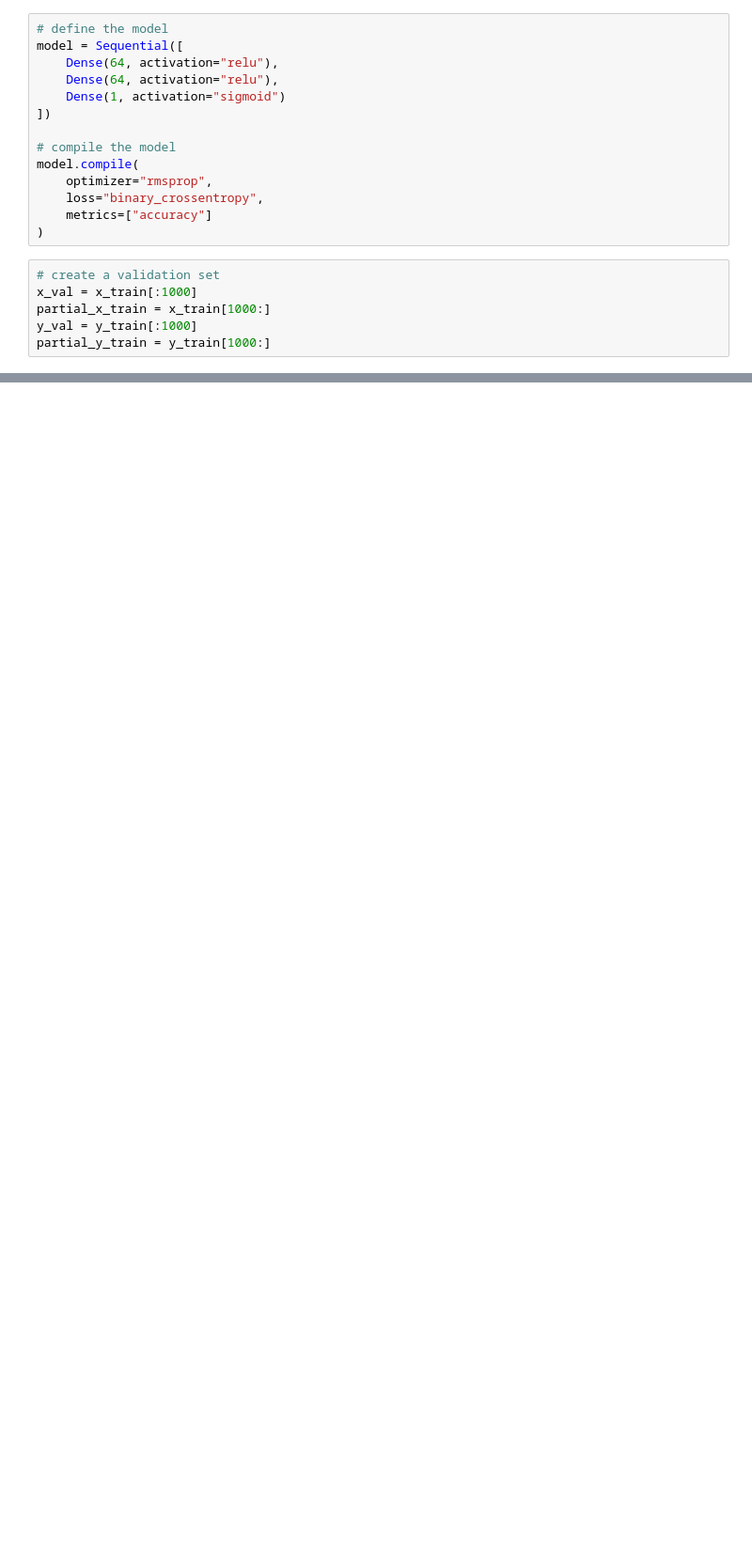
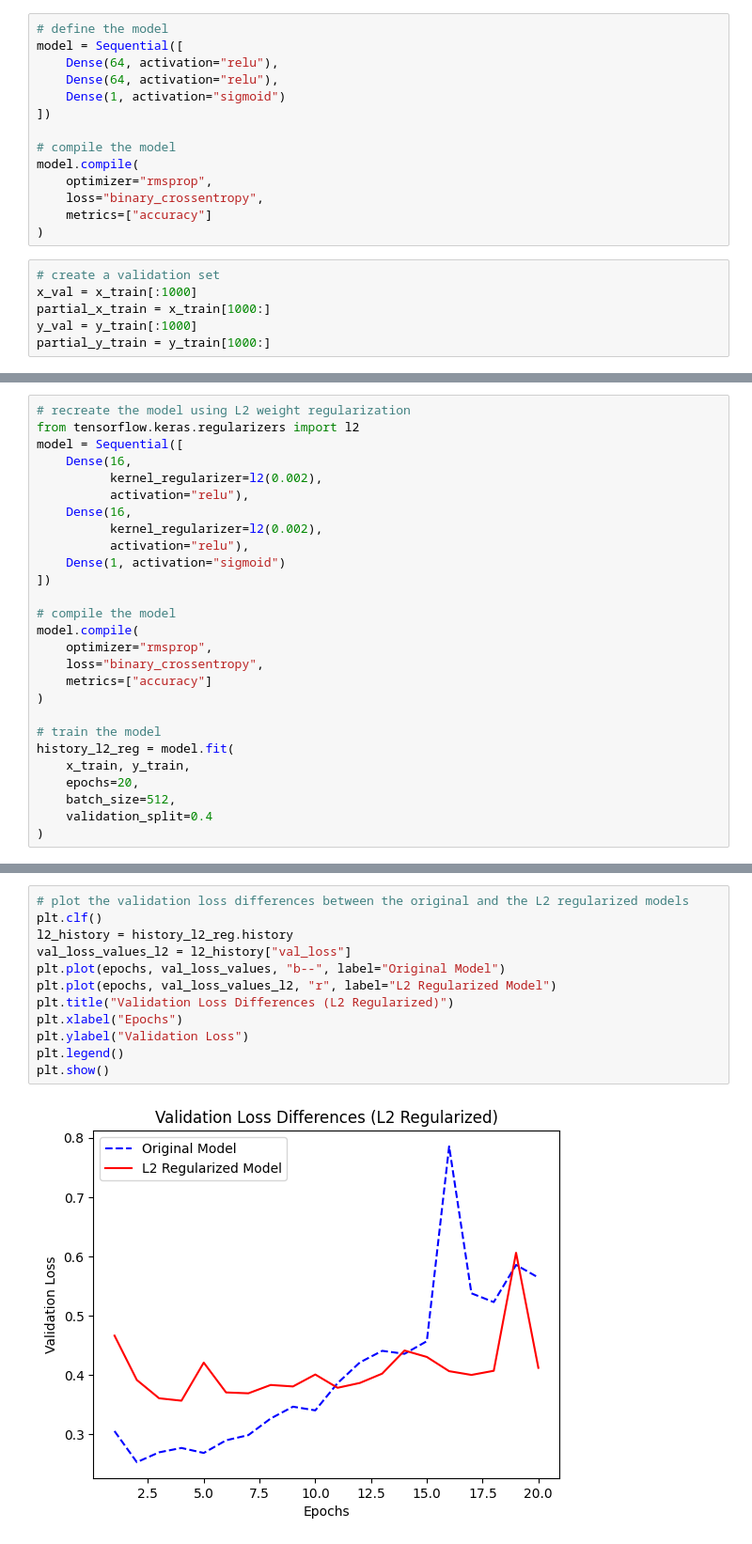
Before and after one commit to Ernestotle/Classify-Movie-Reviews-with-Deep-Learning, a Jupyter notebook: classifierDL.ipynb, the cells around one changed output, grey strips where cells are left out. Shown at 94% size. Cells and saved outputs as stored; diff of their text form; blank space fills up the shorter version.

```diff
--- a/classifierDL.ipynb
+++ b/classifierDL.ipynb
@@ -144,0 +257,27 @@ Accuracy: 0.8652799725532532
+# %%
+# recreate the model using L2 weight regularization
+from tensorflow.keras.regularizers import l2
+model = Sequential([
+    Dense(16,
+          kernel_regularizer=l2(0.002),
+          activation="relu"),
+    Dense(16,
+          kernel_regularizer=l2(0.002),
+          activation="relu"),
+    Dense(1, activation="sigmoid")
+])
+
+# compile the model
+model.compile(
+    optimizer="rmsprop",
+    loss="binary_crossentropy",
+    metrics=["accuracy"]
+)
+
+# train the model
+history_l2_reg = model.fit(
+    x_train, y_train,
+    epochs=20,
+    batch_size=512,
+    validation_split=0.4
+)
@@ -144,0 +302,14 @@ Accuracy: 0.8652799725532532
+# %%
+# plot the validation loss differences between the original and the L2 regularized models
+plt.clf()
+l2_history = history_l2_reg.history
+val_loss_values_l2 = l2_history["val_loss"]
+plt.plot(epochs, val_loss_values, "b--", label="Original Model")
+plt.plot(epochs, val_loss_values_l2, "r", label="L2 Regularized Model")
+plt.title("Validation Loss Differences (L2 Regularized)")
+plt.xlabel("Epochs")
+plt.ylabel("Validation Loss")
+plt.legend()
+plt.show()
+# %% [output]
+[figure, added]
```
Also changed, not shown: parts of 12 cells of this notebook.
